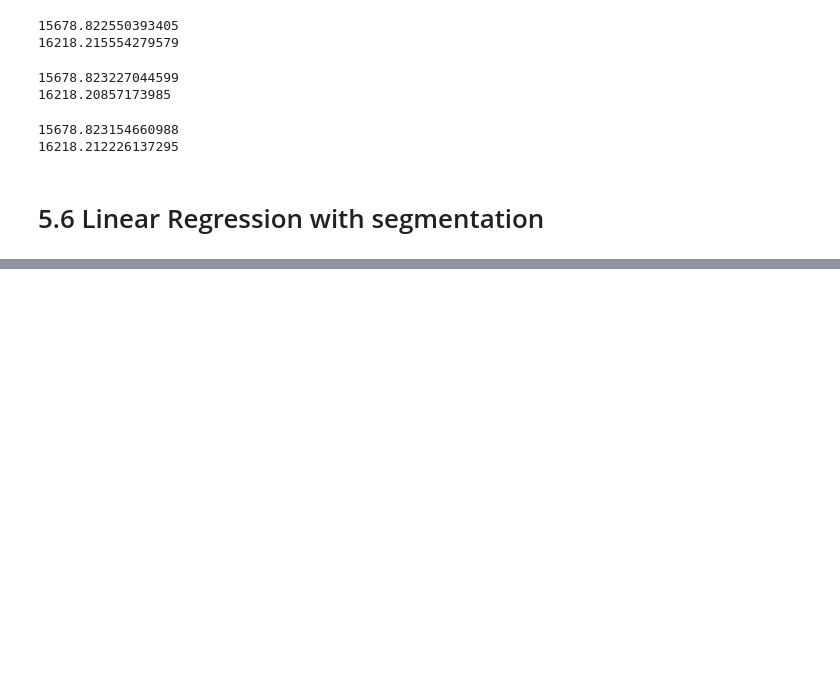
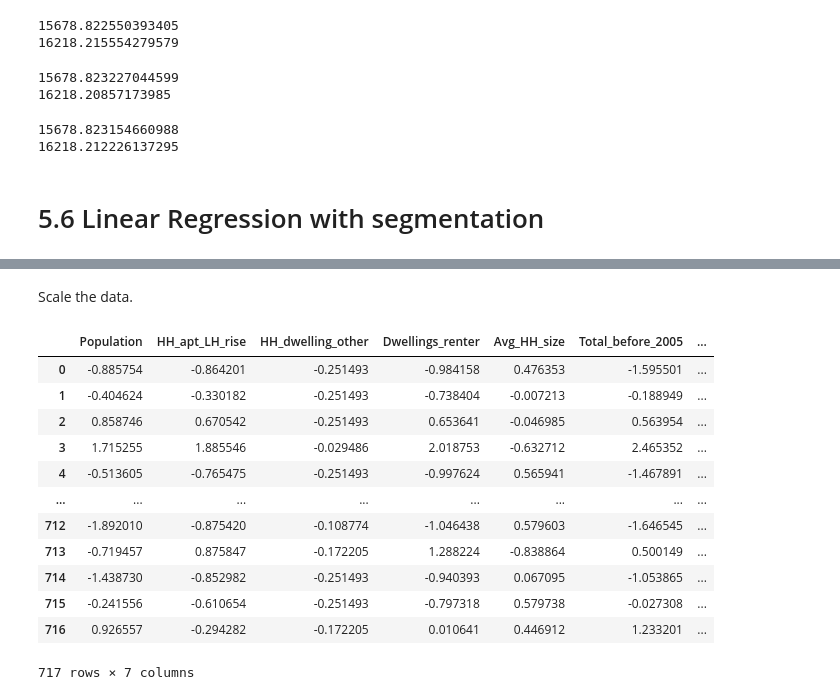
Before and after one commit to MiracleSkyHawk/RSM8413_FGA, a Jupyter notebook: RSM8413_FGA_3cluster_no_percentage-Copy1.ipynb, the cells around one changed output, grey strips where cells are left out. Drawn from its saved outputs; the diff is of its cells as text; code cells hidden in the pictures; blank space fills up the shorter version.

```diff
--- a/RSM8413_FGA_3cluster_no_percentage-Copy1.ipynb
+++ b/RSM8413_FGA_3cluster_no_percentage-Copy1.ipynb
@@ -1529,0 +1493,2 @@ ValueError: Length of values (4980) does not match length of index (717)
+# %% [markdown]
+Scale the data.
@@ -1529,0 +1498,5 @@ ValueError: Length of values (4980) does not match length of index (717)
+# %%
+test_df['Median_income'] = 0
+
+test_df = test_df[['Population', 'Median_income', 'HH_apt_LH_rise', 'HH_dwelling_other', 'Dwellings_renter',
+       'Avg_HH_size', 'Total_before_2005', 'HH_not_tenure']]
@@ -1529,0 +1505,19 @@ ValueError: Length of values (4980) does not match length of index (717)
+# %%
+scaled_test_df = pd.DataFrame(scaled_test_df)
+scaled_test_df.columns = test_df.columns
+scaled_test_df.drop(columns = ['Median_income'], inplace = True)
+scaled_test_df.head()
+# %% [output]
+|  | Population | HH_apt_LH_rise | HH_dwelling_other | Dwellings_renter | Avg_HH_size | Total_before_2005 | ... |
+| 0 | -0.885754 | -0.864201 | -0.251493 | -0.984158 | 0.476353 | -1.595501 | ... |
+| 1 | -0.404624 | -0.330182 | -0.251493 | -0.738404 | -0.007213 | -0.188949 | ... |
+| 2 | 0.858746 | 0.670542 | -0.251493 | 0.653641 | -0.046985 | 0.563954 | ... |
+| 3 | 1.715255 | 1.885546 | -0.029486 | 2.018753 | -0.632712 | 2.465352 | ... |
+| 4 | -0.513605 | -0.765475 | -0.251493 | -0.997624 | 0.565941 | -1.467891 | ... |
+| ... | ... | ... | ... | ... | ... | ... | ... |
+| 712 | -1.892010 | -0.875420 | -0.108774 | -1.046438 | 0.579603 | -1.646545 | ... |
+| 713 | -0.719457 | 0.875847 | -0.172205 | 1.288224 | -0.838864 | 0.500149 | ... |
+| 714 | -1.438730 | -0.852982 | -0.251493 | -0.940393 | 0.067095 | -1.053865 | ... |
+| 715 | -0.241556 | -0.610654 | -0.251493 | -0.797318 | 0.579738 | -0.027308 | ... |
+| 716 | 0.926557 | -0.294282 | -0.172205 | 0.010641 | 0.446912 | 1.233201 | ... |
+717 rows × 7 columns
```
Also changed, not shown: parts of 73 cells of this notebook.
